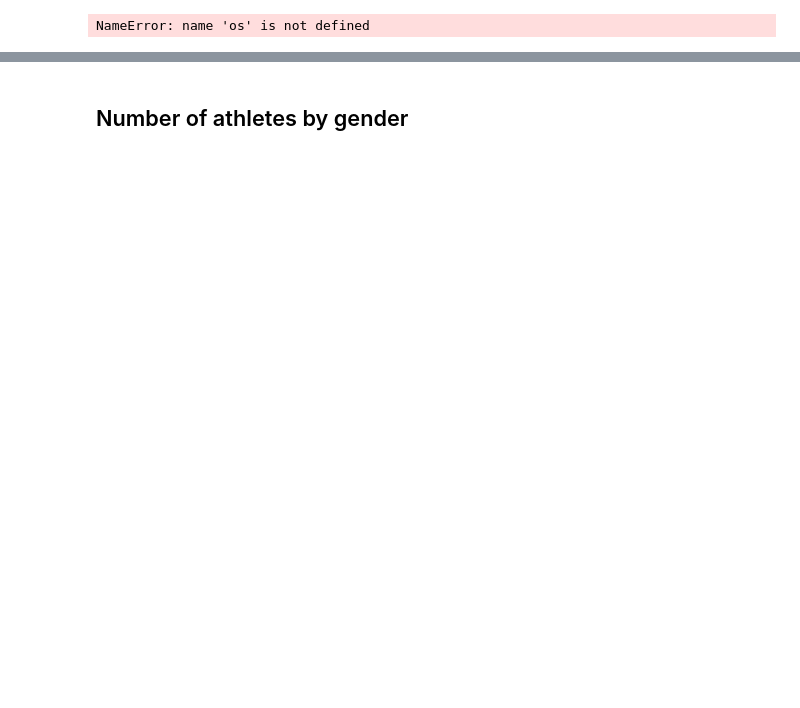
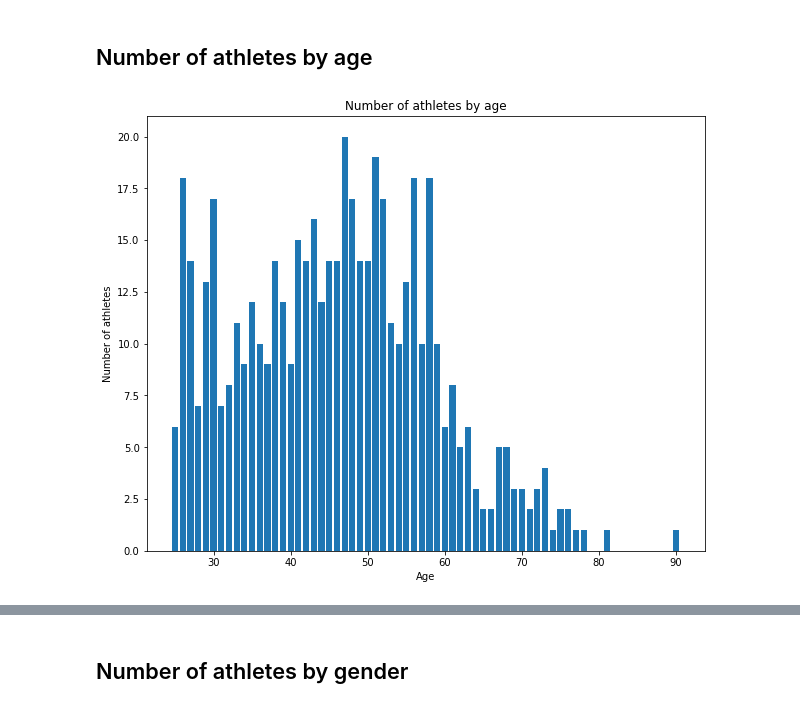
Before and after one commit to ruipedro16/TABD, a Jupyter notebook: queries.ipynb, the cells around one changed output, grey strips where cells are left out. Saved outputs shown, nothing was run; the diff lists cells and outputs as text; code cells hidden in the pictures; blank space fills up the shorter version.

```diff
--- a/queries.ipynb
+++ b/queries.ipynb
@@ -11,8 +11,8 @@ password = 'abcd1234'
 database = 'db_annp'
 
 os.makedirs('plots', exist_ok=True)
+
+plt.rcParams['figure.figsize'] = (10, 8)
-# %% [output]
-NameError: name 'os' is not defined
 # %%
 def run_query(query, host=host, user=user, password=password, database=database):
     conn = None
@@ -40,3 +40,26 @@ def run_query(query, host=host, user=user, password=password, database=database)
             cur.close()
         if conn is not None:
             conn.close()
+# %% [markdown]
+## Number of athletes by age
+# %%
+query = '''
+SELECT COUNT(*), EXTRACT(YEAR FROM age(birthdate)) AS age
+FROM annp_final.athlete
+GROUP BY age
+ORDER BY age ASC;
+'''
+
+res, _ = run_query(query)
+
+xx = list(map(lambda x: int(x[1]), res))
+yy = list(map(lambda x: x[0], res))
+
+plt.title('Number of athletes by age')
+plt.xlabel('Age')
+plt.ylabel('Number of athletes')
+plt.bar(xx, yy)
+
+plt.savefig('plots/athletesbyage.png')
+# %% [output]
+[figure, added]
```
Also changed, not shown: parts of 8 cells of this notebook, 3 other files.
